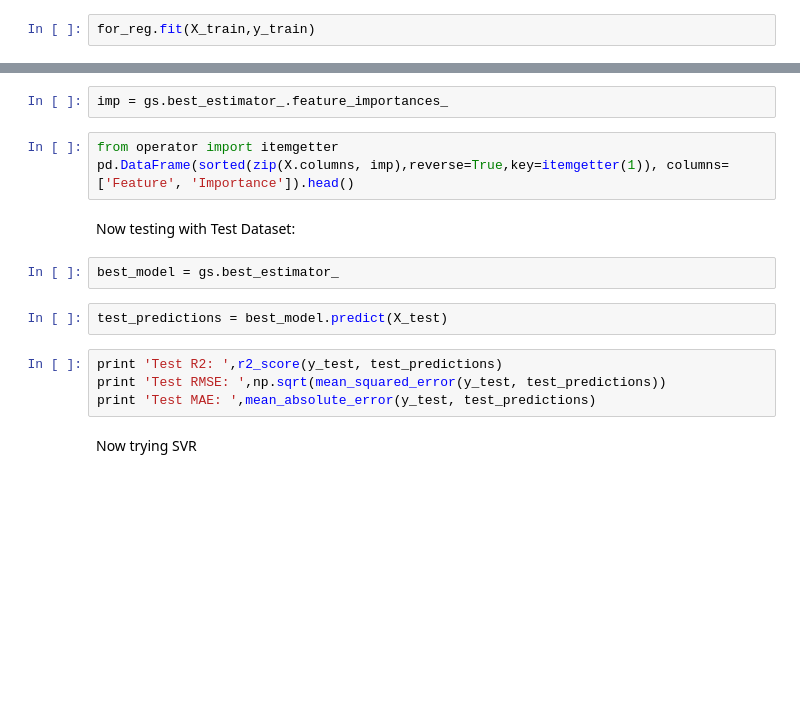
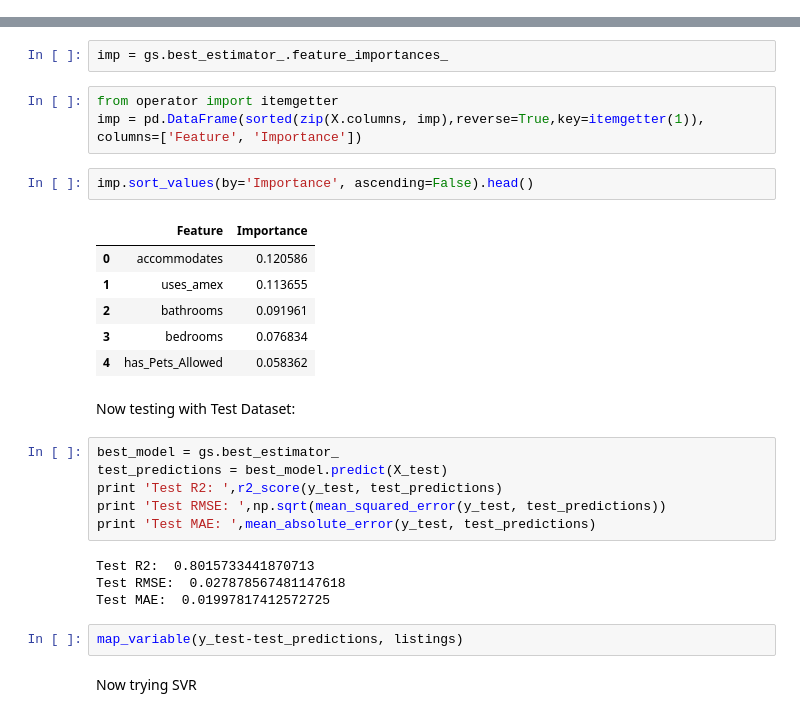
Before and after one commit to mas-dse-saachary/UCSD-MAS-Capstone-Project, a Jupyter notebook: dev/modeling.ipynb, the cells around one changed output, grey strips where cells are left out. Cells and saved outputs as stored; diff of their text form; blank space fills up the shorter version.

```diff
--- a/dev/modeling.ipynb
+++ b/dev/modeling.ipynb
@@ -653,2 +709,0 @@ for_reg = RandomForestRegressor()
-# %%
-for_reg.fit(X_train,y_train)
@@ -686,17 +752,30 @@ print 'Avg Mean Val Score: ', -gs_results['mean_test_score'].mean()
 imp = gs.best_estimator_.feature_importances_
 # %%
 from operator import itemgetter
-pd.DataFrame(sorted(zip(X.columns, imp),reverse=True,key=itemgetter(1)), columns=['Feature', 'Importance']).head()
+imp = pd.DataFrame(sorted(zip(X.columns, imp),reverse=True,key=itemgetter(1)), columns=['Feature', 'Importance'])
+# %%
+imp.sort_values(by='Importance', ascending=False).head()
+# %% [output]
+|  | Feature | Importance |
+| 0 | accommodates | 0.120586 |
+| 1 | uses_amex | 0.113655 |
+| 2 | bathrooms | 0.091961 |
+| 3 | bedrooms | 0.076834 |
+| 4 | has_Pets_Allowed | 0.058362 |
 # %% [markdown]
 Now testing with Test Dataset:
-# %%
-best_model = gs.best_estimator_
-# %%
-test_predictions = best_model.predict(X_test)
 # %%
+best_model = gs.best_estimator_
+test_predictions = best_model.predict(X_test)
 print 'Test R2: ',r2_score(y_test, test_predictions)
 print 'Test RMSE: ',np.sqrt(mean_squared_error(y_test, test_predictions))
 print 'Test MAE: ',mean_absolute_error(y_test, test_predictions)
+# %% [output]
+Test R2:  0.8015733441870713
+Test RMSE:  0.027878567481147618
+Test MAE:  0.01997817412572725
+# %%
+map_variable(y_test-test_predictions, listings)
 # %% [markdown]
 Now trying SVR
 # %%
```
Also changed, not shown: parts of 73 cells of this notebook, 1 other file.
